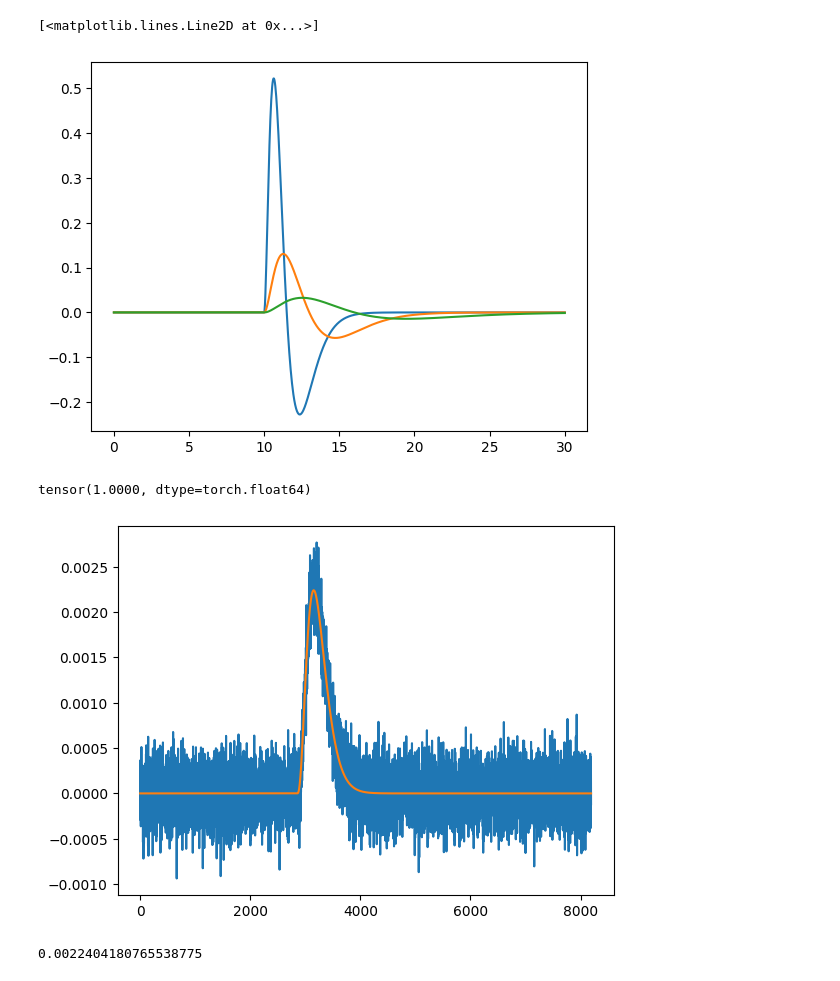
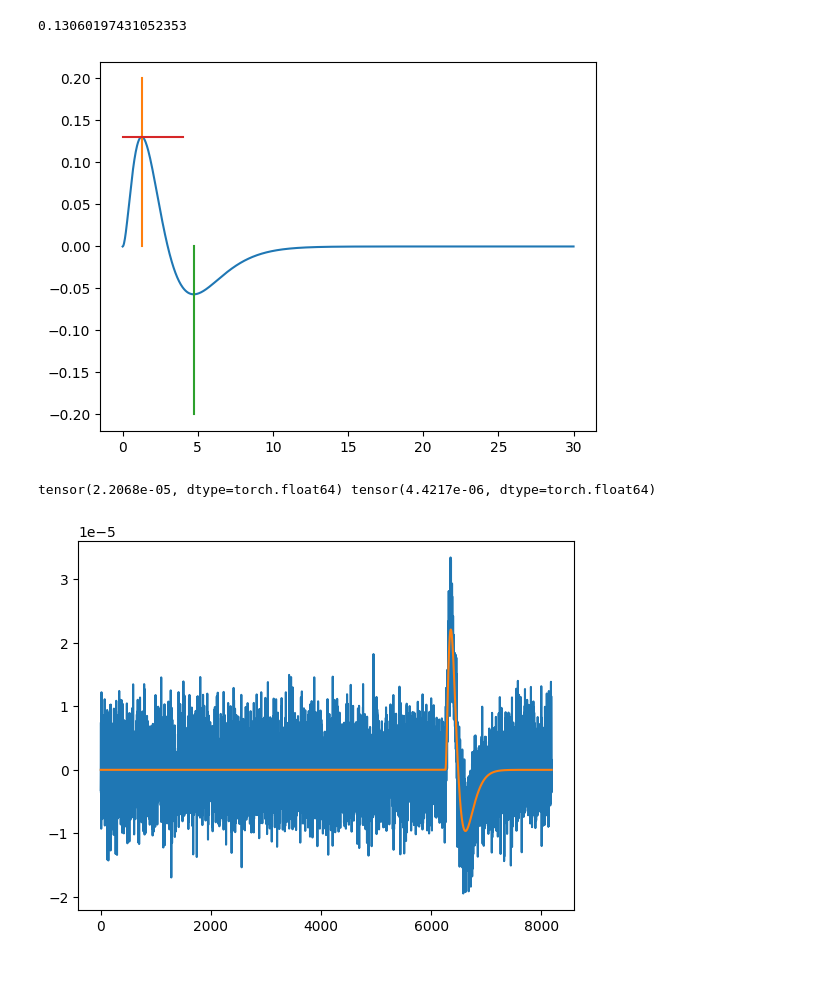
Before and after one commit to simon-prunet/GRANDEE, a Jupyter notebook: simulator/essai.ipynb, the cells around one changed output. Drawn from its saved outputs; the diff is of its cells as text; code cells hidden in the pictures.

Commit message:
Changed peak scale to first (positive) peak scale of gamma derivative.

```diff
--- a/simulator/essai.ipynb
+++ b/simulator/essai.ipynb
@@ -5,33 +5,34 @@ import numpy as np
 %matplotlib inline
 # %%
 x = np.linspace(0.001,30,1001)
-plt.plot(x, dergamma(x,loc=10.,scale=0.5))
-plt.plot(x, dergamma(x,loc=10.,scale=1))
-plt.plot(x, dergamma(x,loc=10.,scale=2))
+#plt.plot(x, dergamma(x,loc=10.,scale=0.5))
+#plt.plot(x, dergamma(x,loc=10.,scale=1))
+plt.plot(x, dergamma(x,scale=1))
+x1 = 1*((4-1)-np.sqrt(4-1))
+x2 = 1*((4-1)+np.sqrt(4-1))
+plt.plot([x1,x1],[0,0.2])
+plt.plot([x2,x2],[-0.2,0.])
+p1 = mygamma(x1)/1 *(1./(np.sqrt(4-1)-1))
+plt.plot([0,4],[p1,p1])
+print(p1)
 # %% [output]
-[<matplotlib.lines.Line2D at 0x...>]
+0.13060197431052353
-[figure, old version]
+[figure, new version]
 # %%
 from simulator import Simulator
 from torch.utils.data import DataLoader
 # %%
-s = Simulator(amplitude_range=[1.,1.],scale_range=[100.,100.],sigma_range=[0.1,0.1])
+s = Simulator(amplitude_range=[1.,1.],scale_range=[10.,100.],sigma_range=[0.2,0.2])
 l = DataLoader(s,batch_size=64)
 # %%
 r = next(iter(l))
 # %%
 i=2
 plt.plot(r[0][i,1,:])
 plt.plot(r[1][i,0,:])
-r[1][i,0,:].sum()
 
+print(r[1][i,0,:].max(),(r[0][i,1,:]-r[1][i,0,:]).std())
 #plt.plot(r[0][0,1,:])
 # %% [output]
-tensor(1.0000, dtype=torch.float64)
+tensor(2.2068e-05, dtype=torch.float64) tensor(4.4217e-06, dtype=torch.float64)
-[figure, old version]
+[figure, new version]
-# %%
-import scipy.special as ssp
-a=4; scale=100.
-(a-1)**(a-1)/ssp.factorial(a-1)/scale * np.exp(-(a-1))
-# %% [output]
-0.0022404180765538775
```
Also changed, not shown: parts of 1 cell of this notebook, 1 other file.
